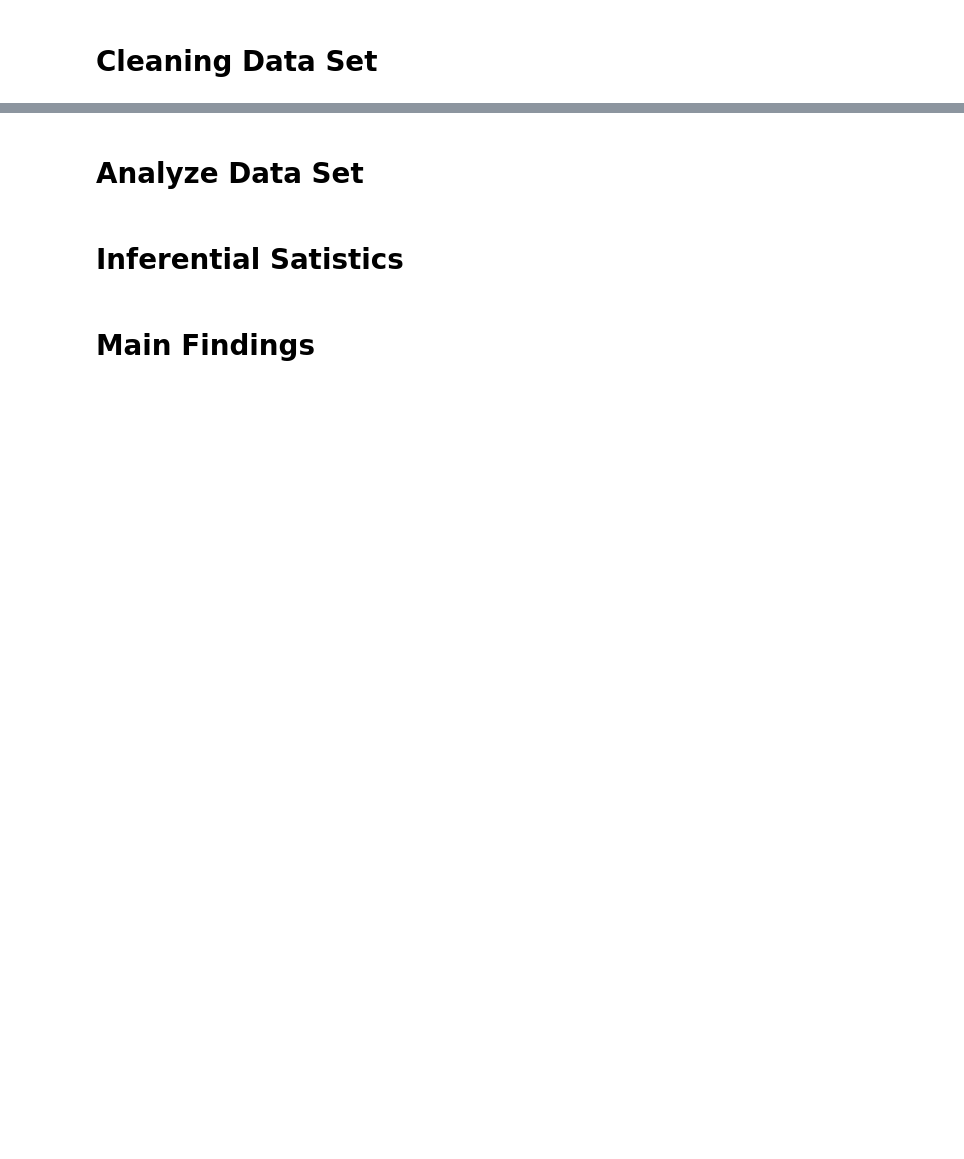
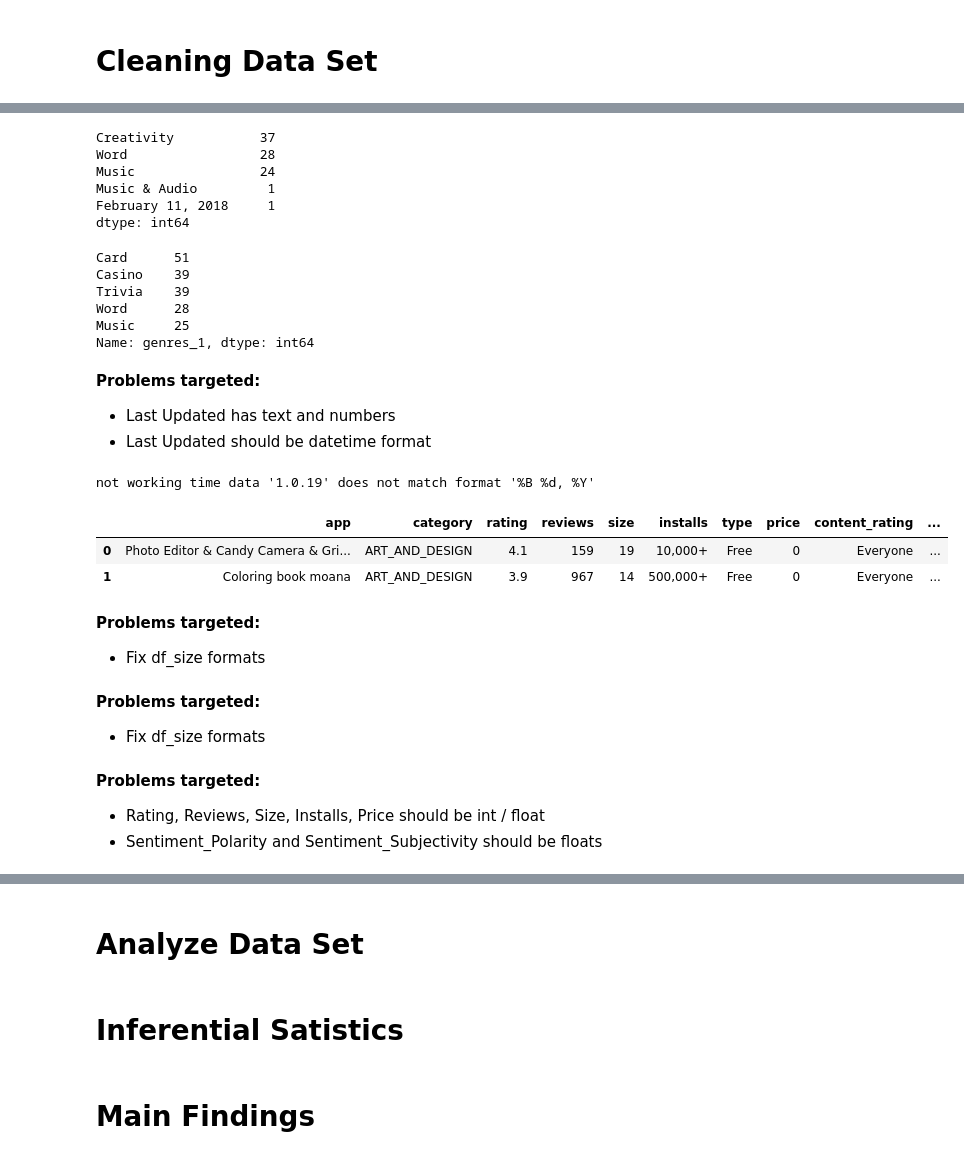
Before and after one commit to igorstojanovic91/google-play-store, a Jupyter notebook: Google Play Store Aanalysis.ipynb, the cells around one changed output, grey strips where cells are left out. Cells and saved outputs as stored; diff of their text form; code cells hidden in the pictures; blank space fills up the shorter version.

Commit message:
Finish Data Cleaning Section

```diff
--- a/Google Play Store Aanalysis.ipynb
+++ b/Google Play Store Aanalysis.ipynb
@@ -339,0 +471,35 @@ get_null(df_review)
+# %%
+df_genre = (df['genres'].str.split(';', expand=True).rename(columns=lambda x: f"genres_{x+1}"))
+df_genre.stack().value_counts()[-5:]
+# %% [output]
+Creativity           37
+Word                 28
+Music                24
+Music & Audio         1
+February 11, 2018     1
+dtype: int64
+# %%
+#combining some similar categories
+df_genre['genres_1'] = df_genre['genres_1'].replace('Music & Audio', 'Music')
+df_genre['genres_2'] = df_genre['genres_2'].replace('Music & Audio', 'Music')
+df_genre['genres_1'] = df_genre['genres_1'].replace('February 11, 2018', np.NAN)
+df_genre['genres_1'] = df_genre['genres_1'].replace('Educational', 'Education')
+df_genre['genres_2'] = df_genre['genres_2'].replace('Educational', 'Education')
+# %%
+df_genre.genres_1.value_counts()[-5:]
+# %% [output]
+Card      51
+Casino    39
+Trivia    39
+Word      28
+Music     25
+Name: genres_1, dtype: int64
+# %%
+#combininng data sets
+df = df.join([df_genre])
+df = df.drop('genres', axis=1)
+# %% [markdown]
+**Problems targeted:**
+
+- Last Updated has text and numbers
+- Last Updated should be datetime format
@@ -339,0 +508,25 @@ get_null(df_review)
+# %%
+#Try
+try:
+    df['last_updated'] = df['last_updated'].apply(lambda x: datetime.strptime(x, '%B %d, %Y'))
+except Exception as e:
+        print('not working', e)
+
+#Dropping Life Made WI-Fi Touchscreen Phto Frame since many datapoints are missing
+df.drop(10472, inplace=True)
+
+try:
+    df['last_updated'] = df['last_updated'].apply(lambda x: datetime.strptime(x, '%B %d, %Y'))
+except Exception as e:
+        print('not working', e)
+# %% [output]
+not working time data '1.0.19' does not match format '%B %d, %Y'
+# %%
+df.head(2)
+# %% [output]
+|  | app | category | rating | reviews | size | installs | type | price | content_rating | ... |
+| 0 | Photo Editor & Candy Camera & Gri... | ART_AND_DESIGN | 4.1 | 159 | 19 | 10,000+ | Free | 0 | Everyone | ... |
+| 1 | Coloring book moana | ART_AND_DESIGN | 3.9 | 967 | 14 | 500,000+ | Free | 0 | Everyone | ... |
+# %% [markdown]
+**Problems targeted:**
+- Fix df_size formats
@@ -339,0 +548,3 @@ get_null(df_review)
+# %% [markdown]
+**Problems targeted:**
+- Fix df_size formats
@@ -339,0 +553,4 @@ get_null(df_review)
+# %% [markdown]
+**Problems targeted:**
+- Rating, Reviews, Size, Installs, Price should be int / float
+- Sentiment_Polarity and Sentiment_Subjectivity should be floats
```
Also changed, not shown: parts of 29 cells of this notebook.
